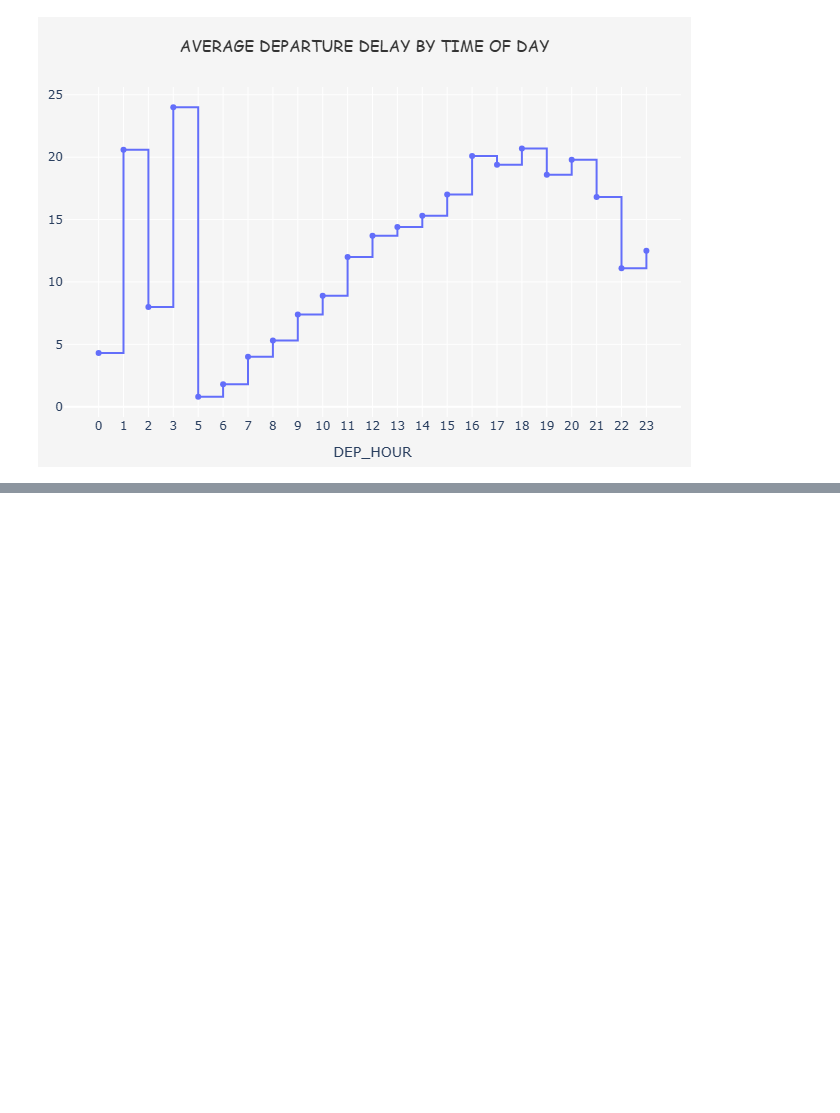
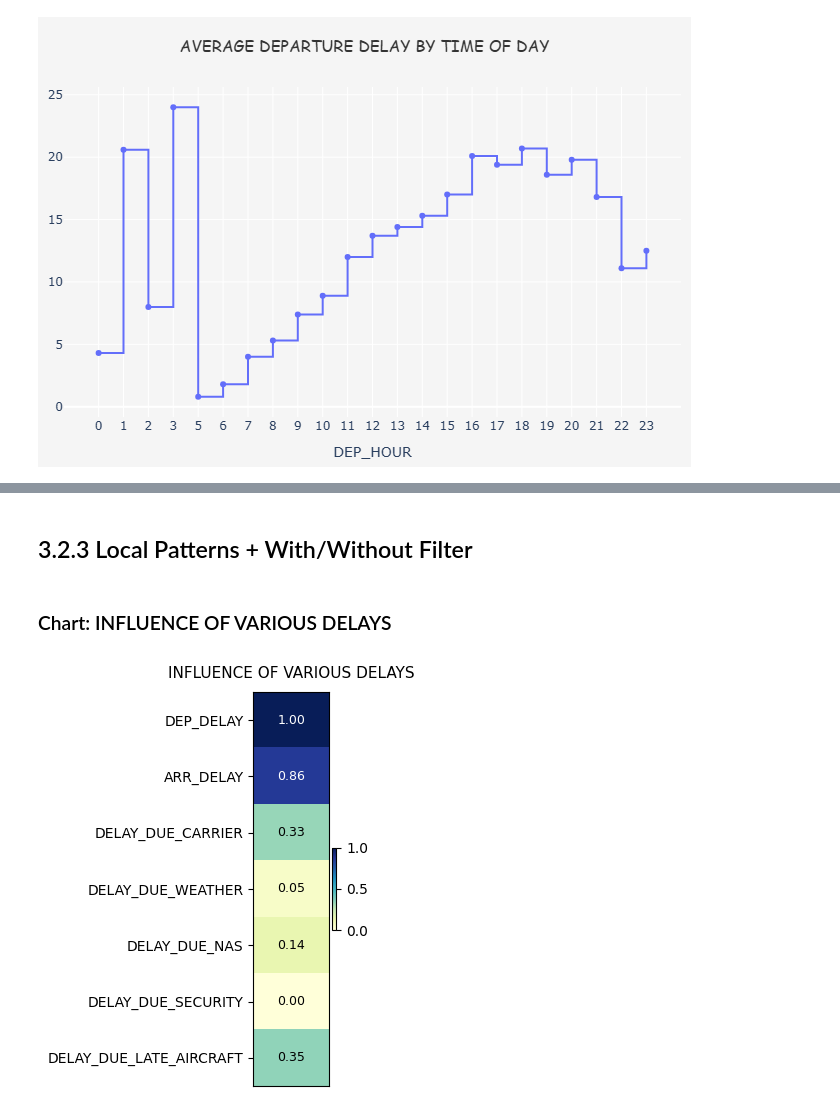
Before and after one commit to nguyenminhthuy/flights-analytics, a Jupyter notebook: py/notebooks/flights-eda.ipynb, the cells around one changed output, grey strips where cells are left out. Saved outputs shown, nothing was run; the diff lists cells and outputs as text; code cells hidden in the pictures; blank space fills up the shorter version.

```diff
--- a/py/notebooks/flights-eda.ipynb
+++ b/py/notebooks/flights-eda.ipynb
@@ -1070,0 +1150,4 @@ time_of_day(df_flights, year = 2019, airline = "United Air Lines Inc.")
+# %% [markdown]
+## 3.2.3 Local Patterns + With/Without Filter
+# %% [markdown]
+### Chart: INFLUENCE OF VARIOUS DELAYS
@@ -1070,0 +1236,8 @@ time_of_day(df_flights, year = 2019, airline = "United Air Lines Inc.")
+# %%
+plot_delay_influence_vertical_heatmap(
+    df_flights,
+    agg="sum",
+    only_delayed=True
+)
+# %% [output]
+[figure, added]
```
Also changed, not shown: parts of 8 cells of this notebook.
